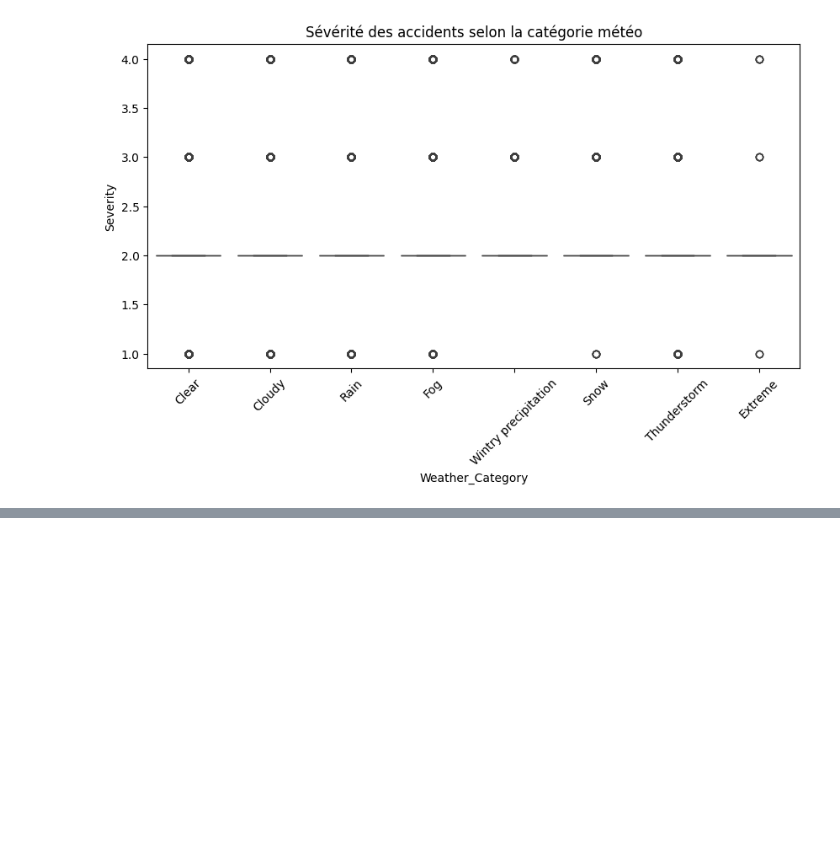
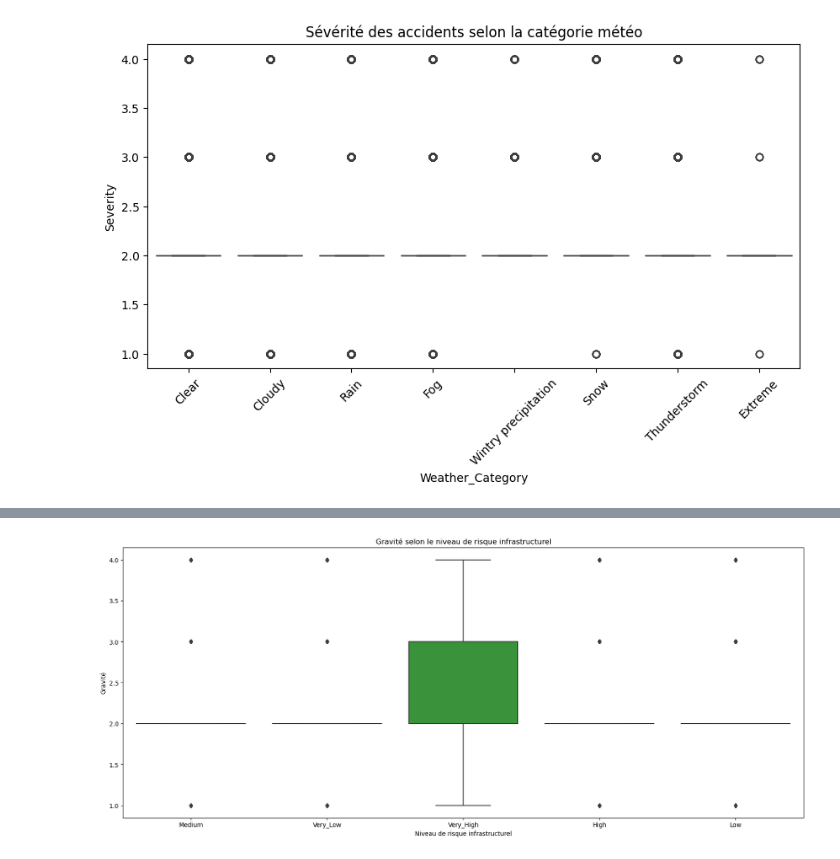
Before and after one commit to zinebettahery/US-Accidents, a Jupyter notebook: notebooks/Insights.ipynb, the cells around one changed output, grey strips where cells are left out. Drawn from its saved outputs; the diff is of its cells as text; code cells hidden in the pictures; blank space fills up the shorter version.

Commit message:
realisation des visualisations pour l'analyse structurelle

```diff
--- a/notebooks/Insights.ipynb
+++ b/notebooks/Insights.ipynb
@@ -41,0 +77,16 @@ plt.show()
+# %%
+# BOXPLOT — Infrastructure_Risk_Category vs Severity
+# Le score de risque infrastructurel est-il cohérent avec la gravité observée ?
+
+plt.figure(figsize=(20,8))
+sns.boxplot(
+    data=df,
+    x='Infrastructure_Risk_Category',
+    y='Severity'
+)
+plt.title("Gravité selon le niveau de risque infrastructurel")
+plt.xlabel("Niveau de risque infrastructurel")
+plt.ylabel("Gravité")
+plt.show()
+# %% [output]
+[figure, added]
```
Also changed, not shown: parts of 9 cells of this notebook, 2 other files.
